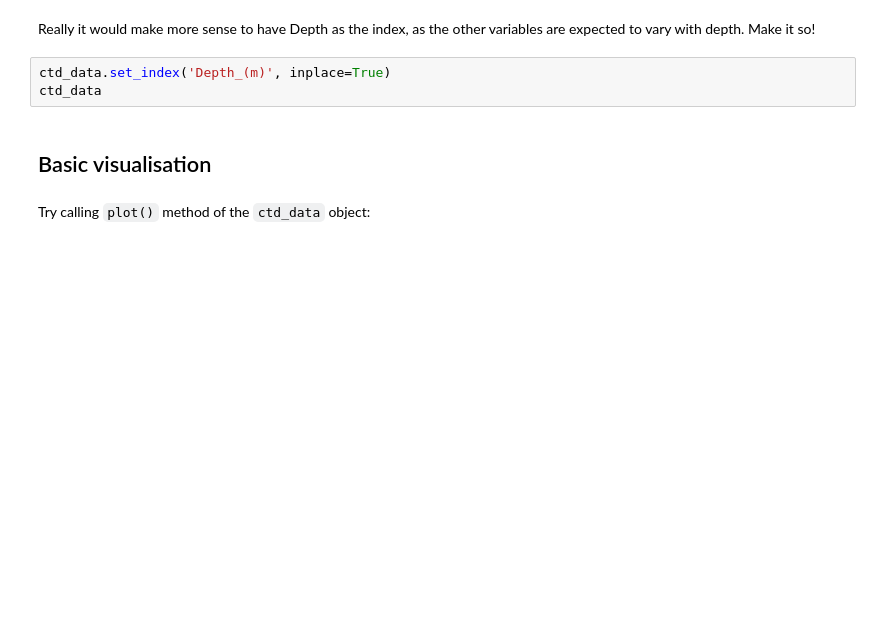
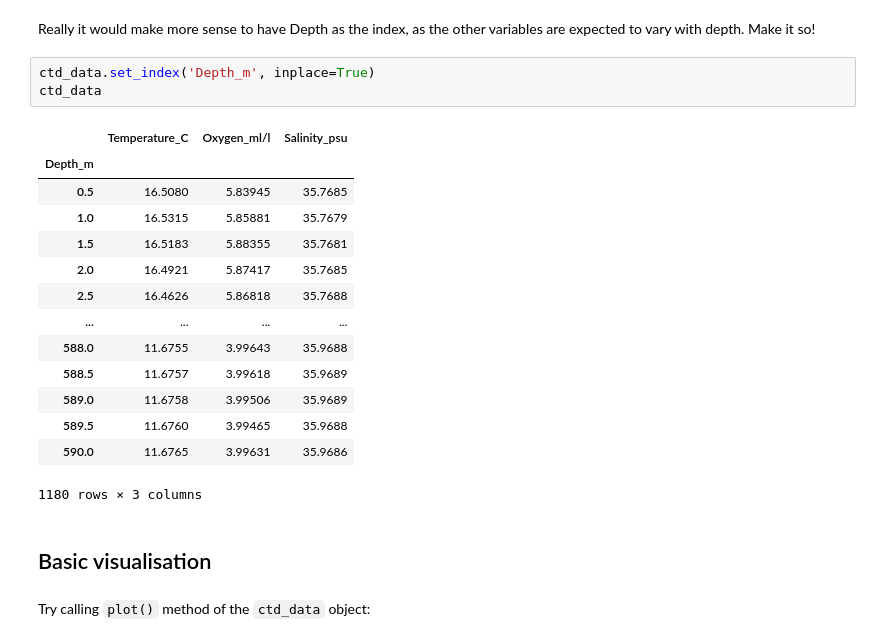
Before and after one commit to ueapy/ppd_python, a Jupyter notebook: notebooks/09-Pandas-Intro.ipynb, the cells around one changed output. Cells and saved outputs as stored; diff of their text form; blank space fills up the shorter version.

```diff
--- a/notebooks/09-Pandas-Intro.ipynb
+++ b/notebooks/09-Pandas-Intro.ipynb
@@ -133,8 +191,23 @@ ctd_data.head()
 # %% [markdown]
 Really it would make more sense to have Depth as the index, as the other variables are expected to vary with depth. Make it so!
 # %%
-ctd_data.set_index('Depth_(m)', inplace=True)
+ctd_data.set_index('Depth_m', inplace=True)
 ctd_data
+# %% [output]
+|  | Temperature_C | Oxygen_ml/l | Salinity_psu |
+| Depth_m |  |  |  |
+| 0.5 | 16.5080 | 5.83945 | 35.7685 |
+| 1.0 | 16.5315 | 5.85881 | 35.7679 |
+| 1.5 | 16.5183 | 5.88355 | 35.7681 |
+| 2.0 | 16.4921 | 5.87417 | 35.7685 |
+| 2.5 | 16.4626 | 5.86818 | 35.7688 |
+| ... | ... | ... | ... |
+| 588.0 | 11.6755 | 3.99643 | 35.9688 |
+| 588.5 | 11.6757 | 3.99618 | 35.9689 |
+| 589.0 | 11.6758 | 3.99506 | 35.9689 |
+| 589.5 | 11.6760 | 3.99465 | 35.9688 |
+| 590.0 | 11.6765 | 3.99631 | 35.9686 |
+1180 rows × 3 columns
 # %% [markdown]
 ## Basic visualisation
 # %% [markdown]
```
Also changed, not shown: parts of 26 cells of this notebook.
